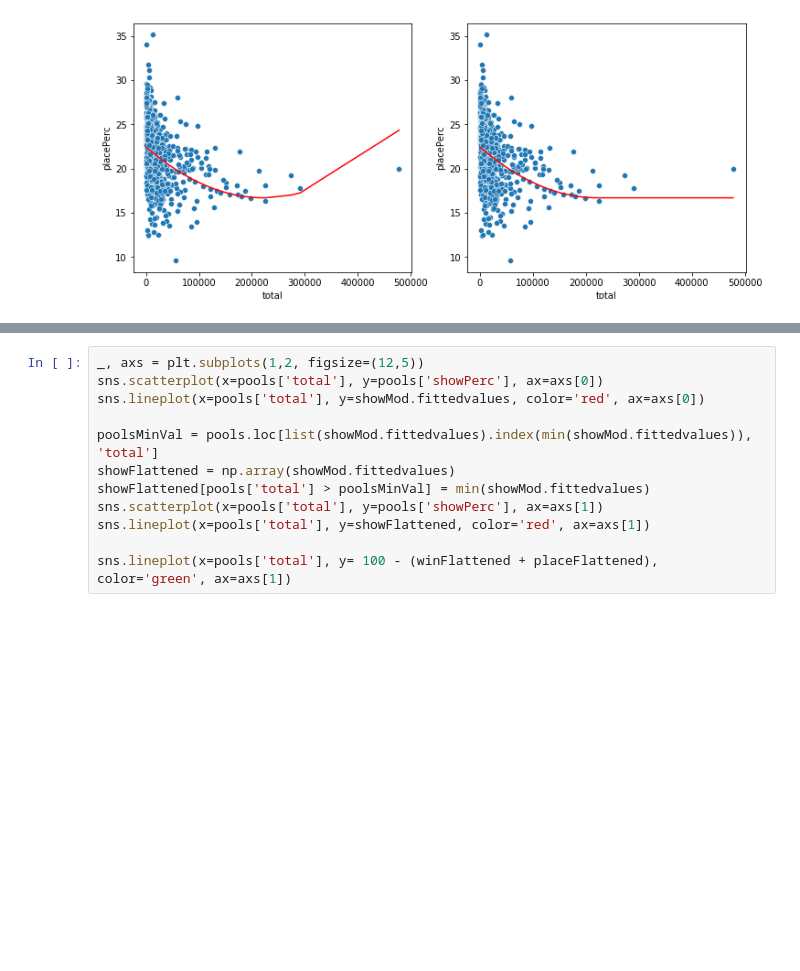
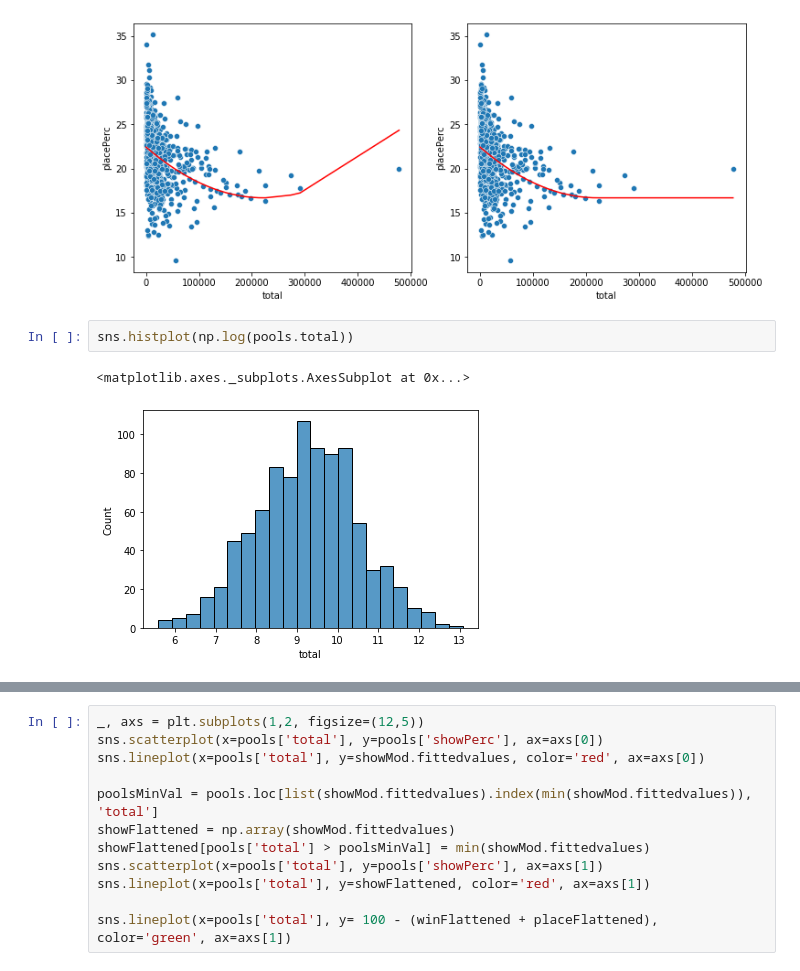
Before and after one commit to Real-Karisch/horseAnalysis, a Jupyter notebook: python/temp.ipynb, the cells around one changed output, grey strips where cells are left out. Cells and saved outputs as stored; diff of their text form; blank space fills up the shorter version.

```diff
--- a/python/temp.ipynb
+++ b/python/temp.ipynb
@@ -116,3 +113,8 @@ sns.lineplot(x=pools['total'], y=placeFlattened, color='red', ax=axs[1])
 # %% [output]
 <matplotlib.axes._subplots.AxesSubplot at 0x...>
 [figure]
+# %%
+sns.histplot(np.log(pools.total))
+# %% [output]
+<matplotlib.axes._subplots.AxesSubplot at 0x...>
+[figure, added]
```
Also changed, not shown: parts of 6 cells of this notebook.
